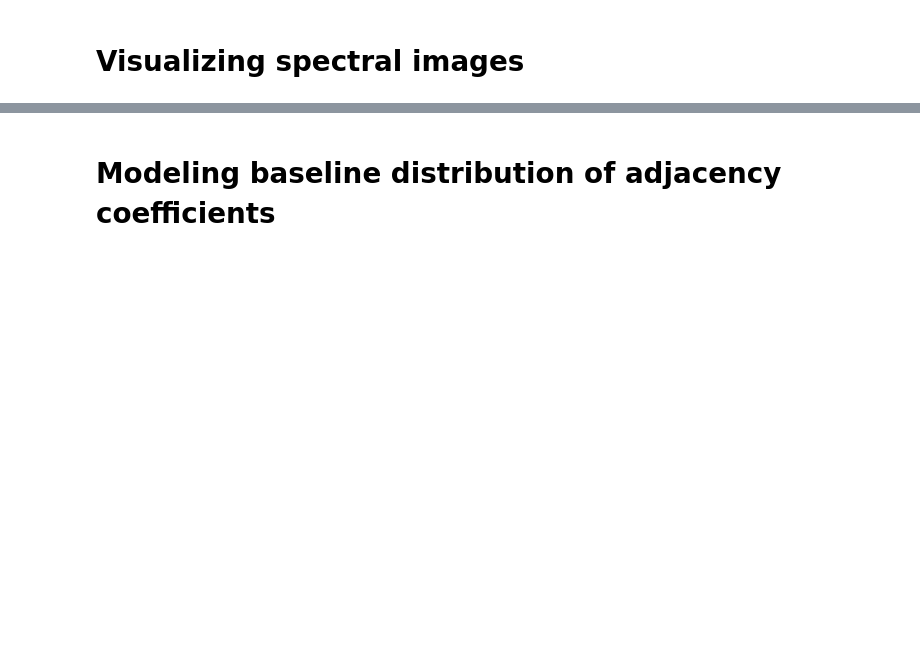
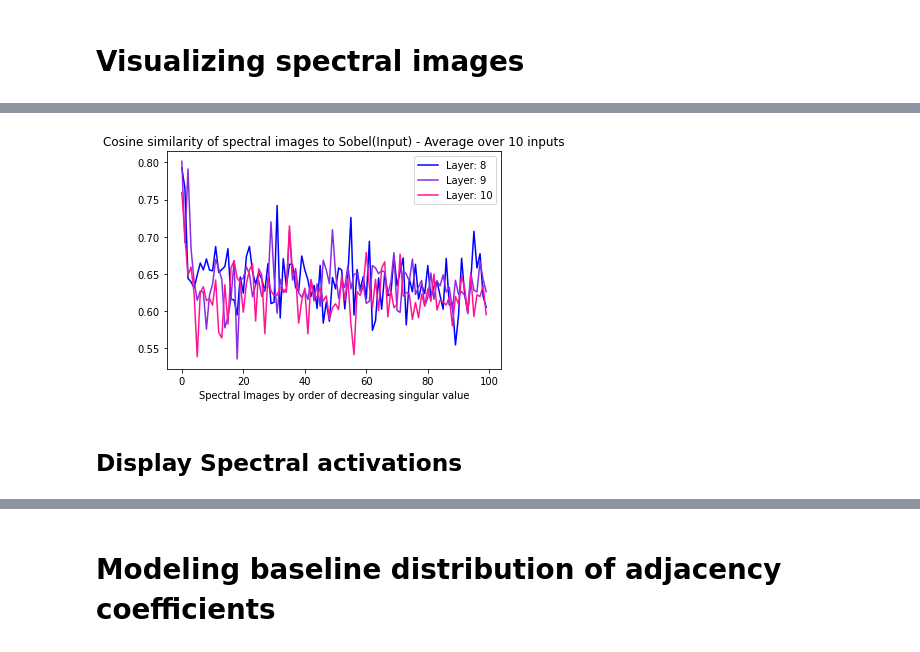
Before and after one commit to danmlr/svr, a Jupyter notebook: experiments.ipynb, the cells around one changed output, grey strips where cells are left out. Cells and saved outputs as stored; diff of their text form; code cells hidden in the pictures; blank space fills up the shorter version.

```diff
--- a/experiments.ipynb
+++ b/experiments.ipynb
@@ -192,3 +301,15 @@ def print_spectral_images(x,spectral_neurons=[0,1,2,10,-4,-1],layers=list(range(
+# %%
+colors = ['blue','blueviolet','deeppink']
+for i in range(3,6):
+    plt.plot(spectral_neurons,Avg_dist[i],label="Layer: " +str(layers[i]),color=colors[i-3])
+plt.xlabel("Spectral Images by order of decreasing singular value")
+plt.title("Cosine similarity of spectral images to Sobel(Input) - Average over 10 inputs")
+plt.legend()
+plt.show()
+# %% [output]
+[figure, added]
+# %% [markdown]
+## Display Spectral activations
 # %%
 #Display spectral activations
 idx = 0 #1
```
Also changed, not shown: parts of 11 cells of this notebook, 3 other files.
